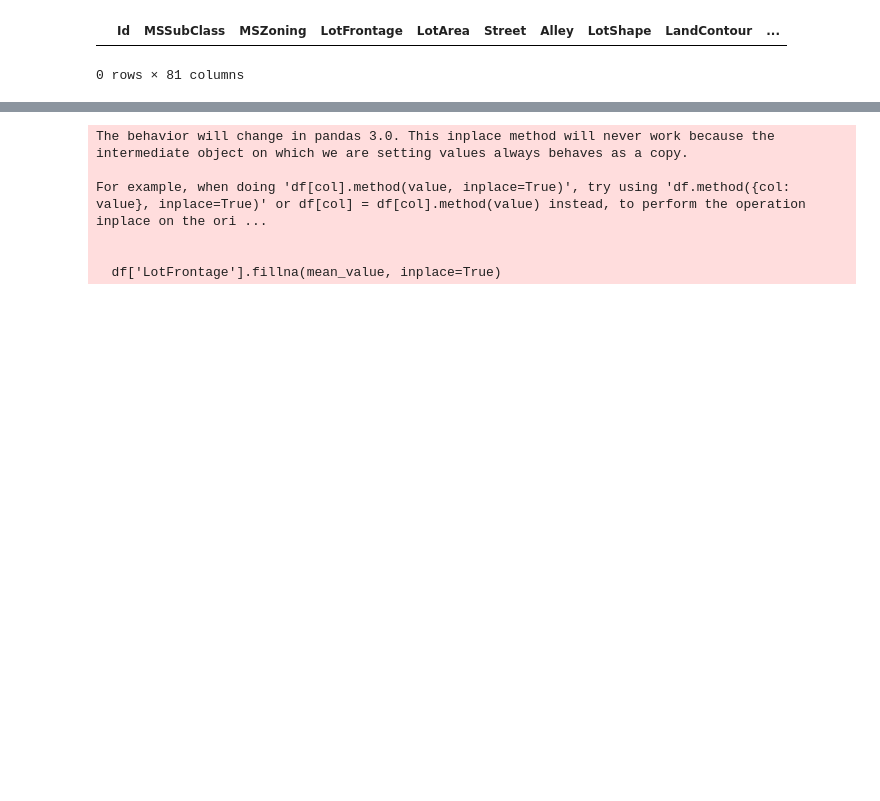
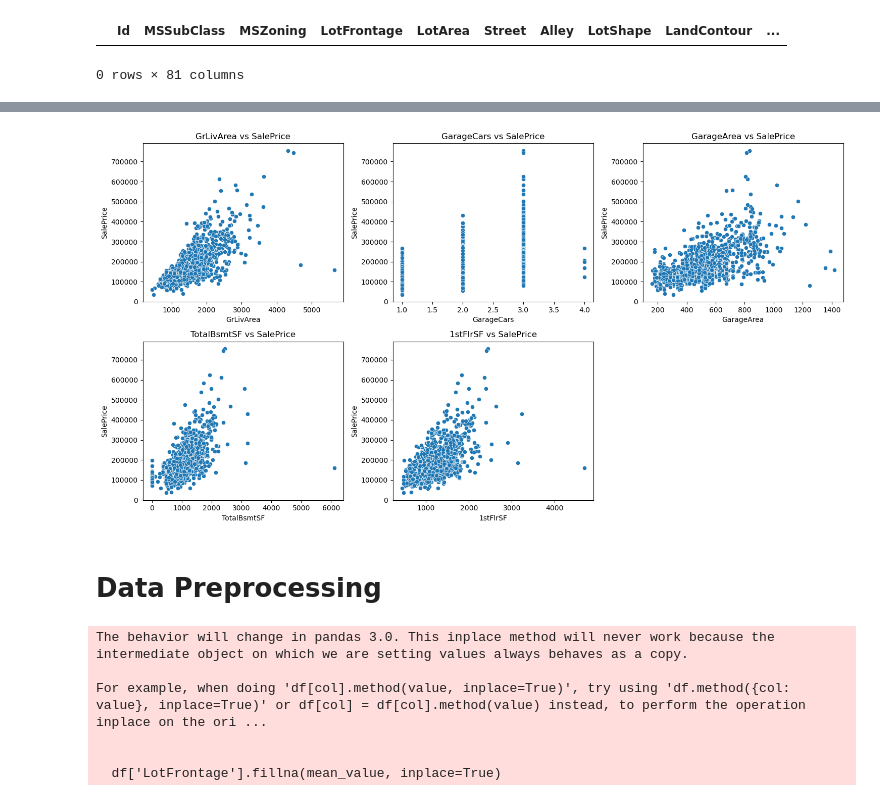
Before and after one commit to mpzamos0297/HousePrices, a Jupyter notebook: Cleaning.ipynb, the cells around one changed output, grey strips where cells are left out. Cells and saved outputs as stored; diff of their text form; code cells hidden in the pictures; blank space fills up the shorter version.

```diff
--- a/Cleaning.ipynb
+++ b/Cleaning.ipynb
@@ -156 +230,14 @@ array([nan, 'Grvl', 'Pave'], dtype=object)
+# %%
+top_features = correlation.index[1:6]  # Excluye SalePrice mismo
+plt.figure(figsize=(15,8))
+for i, col in enumerate(top_features, 1):
+    plt.subplot(2, 3, i)
+    sns.scatterplot(x=df[col], y=df['SalePrice'])
+    plt.title(f"{col} vs SalePrice")
+plt.tight_layout()
+plt.show()
+# %% [output]
+[figure, added]
+# %% [markdown]
+# Data Preprocessing
 # %%
```
Also changed, not shown: parts of 27 cells of this notebook.
